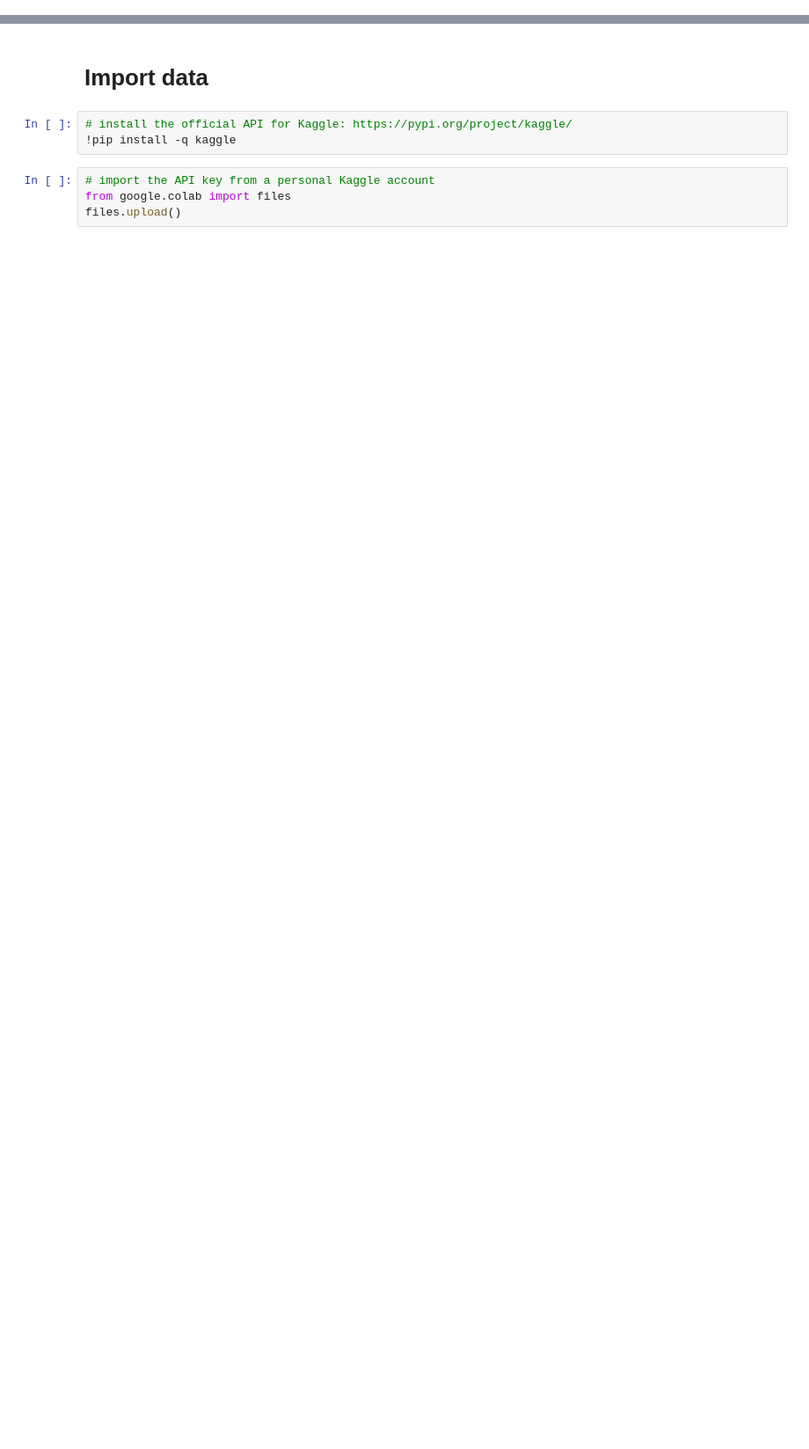
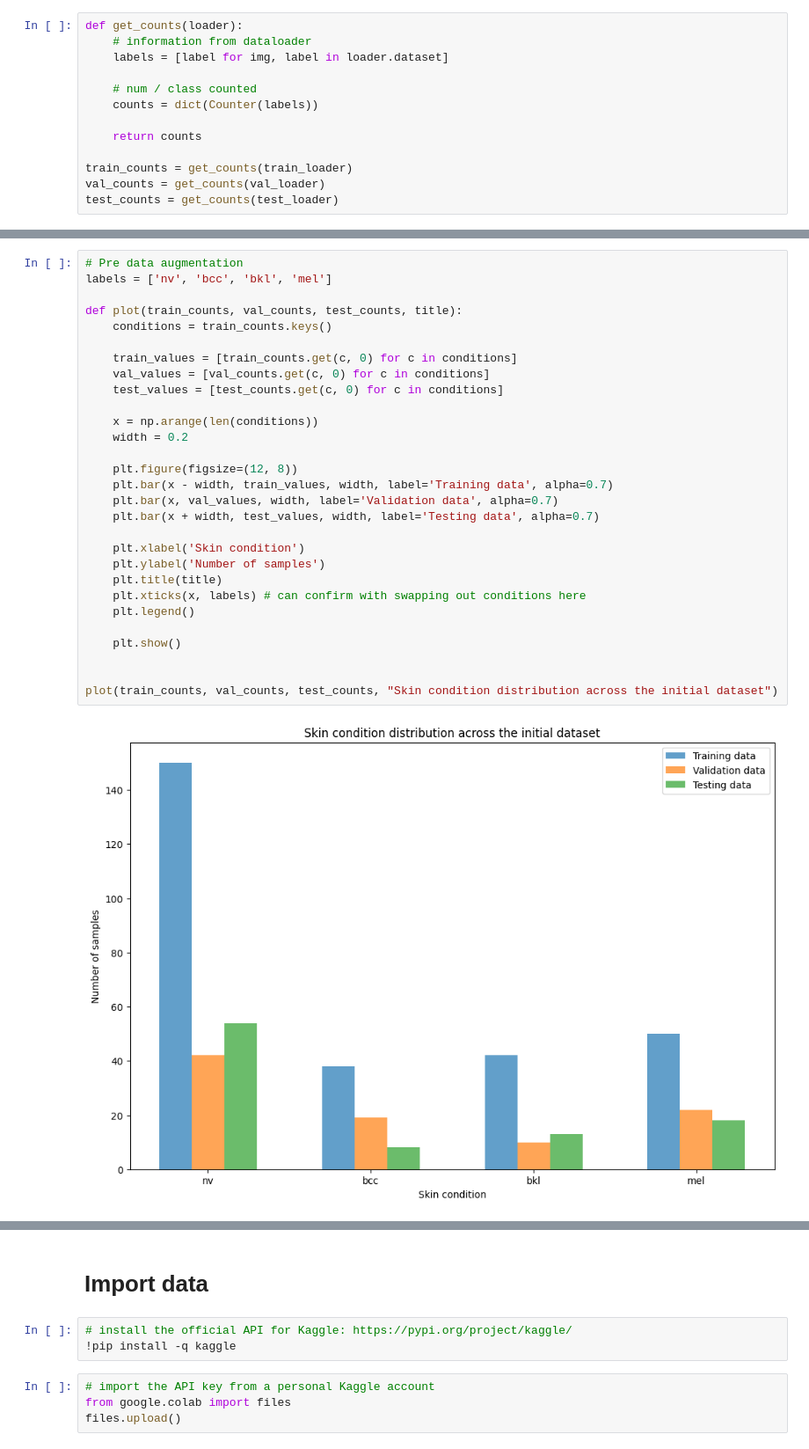
Before and after one commit to reaahuja/DermAI-Skin-Cancer-Detection, a Jupyter notebook: BaselineModel.ipynb, the cells around one changed output, grey strips where cells are left out. Shown at 88% size. Saved outputs shown, nothing was run; the diff lists cells and outputs as text; blank space fills up the shorter version.

```diff
--- a/BaselineModel.ipynb
+++ b/BaselineModel.ipynb
@@ -21,0 +72,13 @@ Drive already mounted at /content/drive; to attempt to forcibly remount, call dr
+# %%
+def get_counts(loader):
+    # information from dataloader
+    labels = [label for img, label in loader.dataset]
+
+    # num / class counted
+    counts = dict(Counter(labels))
+
+    return counts
+
+train_counts = get_counts(train_loader)
+val_counts = get_counts(val_loader)
+test_counts = get_counts(test_loader)
@@ -21,0 +107,31 @@ Drive already mounted at /content/drive; to attempt to forcibly remount, call dr
+# %%
+# Pre data augmentation
+labels = ['nv', 'bcc', 'bkl', 'mel']
+
+def plot(train_counts, val_counts, test_counts, title):
+    conditions = train_counts.keys()
+
+    train_values = [train_counts.get(c, 0) for c in conditions]
+    val_values = [val_counts.get(c, 0) for c in conditions]
+    test_values = [test_counts.get(c, 0) for c in conditions]
+
+    x = np.arange(len(conditions))
+    width = 0.2
+
+    plt.figure(figsize=(12, 8))
+    plt.bar(x - width, train_values, width, label='Training data', alpha=0.7)
+    plt.bar(x, val_values, width, label='Validation data', alpha=0.7)
+    plt.bar(x + width, test_values, width, label='Testing data', alpha=0.7)
+
+    plt.xlabel('Skin condition')
+    plt.ylabel('Number of samples')
+    plt.title(title)
+    plt.xticks(x, labels) # can confirm with swapping out conditions here
+    plt.legend()
+
+    plt.show()
+
+
+plot(train_counts, val_counts, test_counts, "Skin condition distribution across the initial dataset")
+# %% [output]
+[figure, added]
```
Also changed, not shown: parts of 23 cells of this notebook.
